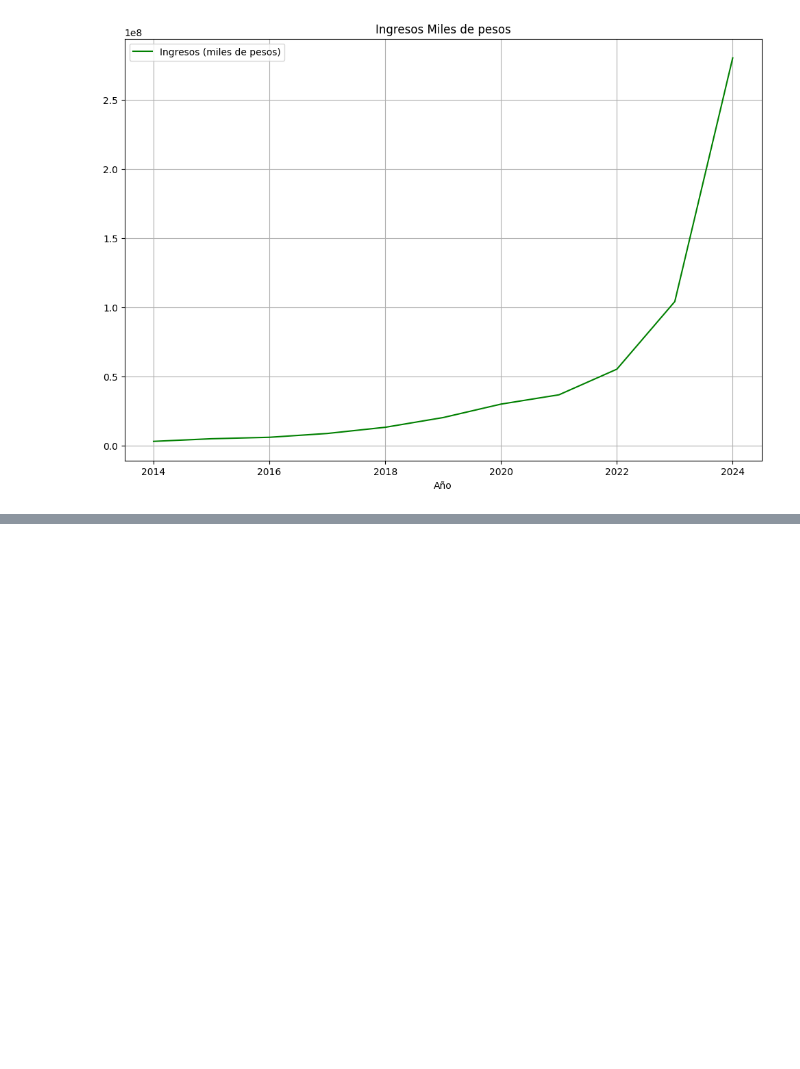
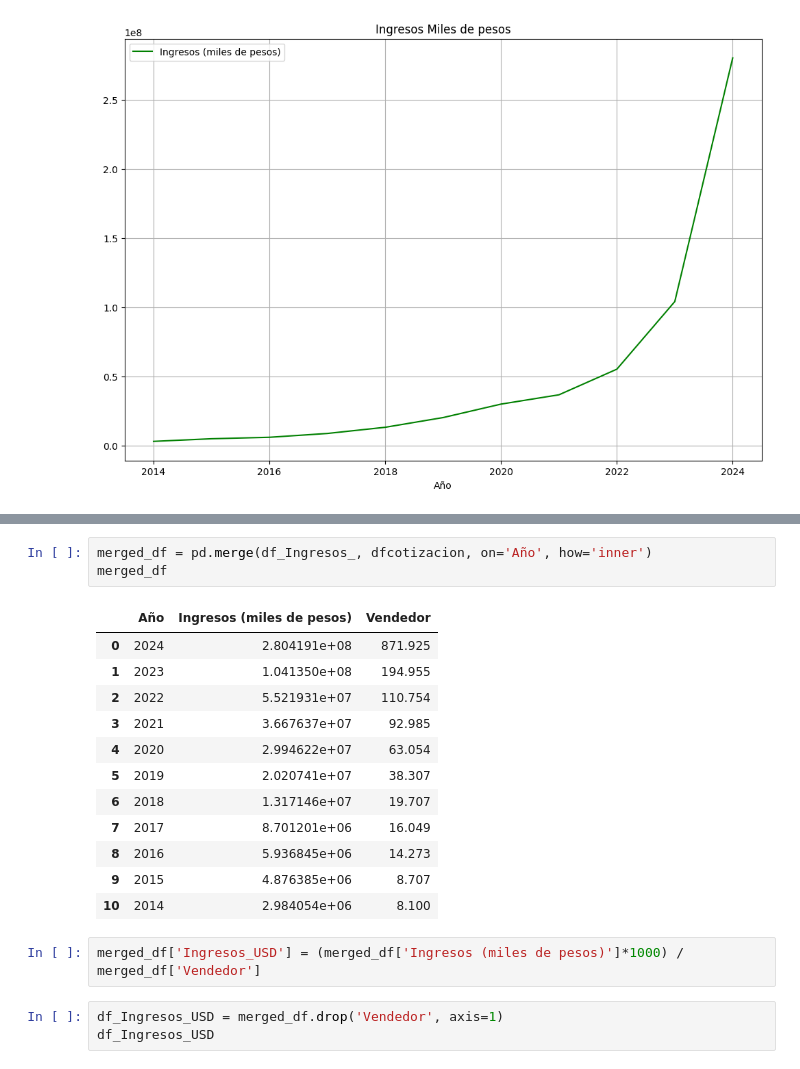
Before and after one commit to FerchoHenry/fmgc-pida, a Jupyter notebook: notebooks/EDA.ipynb, the cells around one changed output, grey strips where cells are left out. Drawn from its saved outputs; the diff is of its cells as text; blank space fills up the shorter version.

```diff
--- a/notebooks/EDA.ipynb
+++ b/notebooks/EDA.ipynb
@@ -693,0 +735,21 @@ df_Ingresos_.plot(x='Año',
+# %%
+merged_df = pd.merge(df_Ingresos_, dfcotizacion, on='Año', how='inner')
+merged_df
+# %% [output]
+|  | Año | Ingresos (miles de pesos) | Vendedor |
+| 0 | 2024 | 2.804191e+08 | 871.925 |
+| 1 | 2023 | 1.041350e+08 | 194.955 |
+| 2 | 2022 | 5.521931e+07 | 110.754 |
+| 3 | 2021 | 3.667637e+07 | 92.985 |
+| 4 | 2020 | 2.994622e+07 | 63.054 |
+| 5 | 2019 | 2.020741e+07 | 38.307 |
+| 6 | 2018 | 1.317146e+07 | 19.707 |
+| 7 | 2017 | 8.701201e+06 | 16.049 |
+| 8 | 2016 | 5.936845e+06 | 14.273 |
+| 9 | 2015 | 4.876385e+06 | 8.707 |
+| 10 | 2014 | 2.984054e+06 | 8.100 |
+# %%
+merged_df['Ingresos_USD'] = (merged_df['Ingresos (miles de pesos)']*1000) / merged_df['Vendedor']
+# %%
+df_Ingresos_USD = merged_df.drop('Vendedor', axis=1)
+df_Ingresos_USD
```
Also changed, not shown: parts of 7 cells of this notebook, 1 other file.
